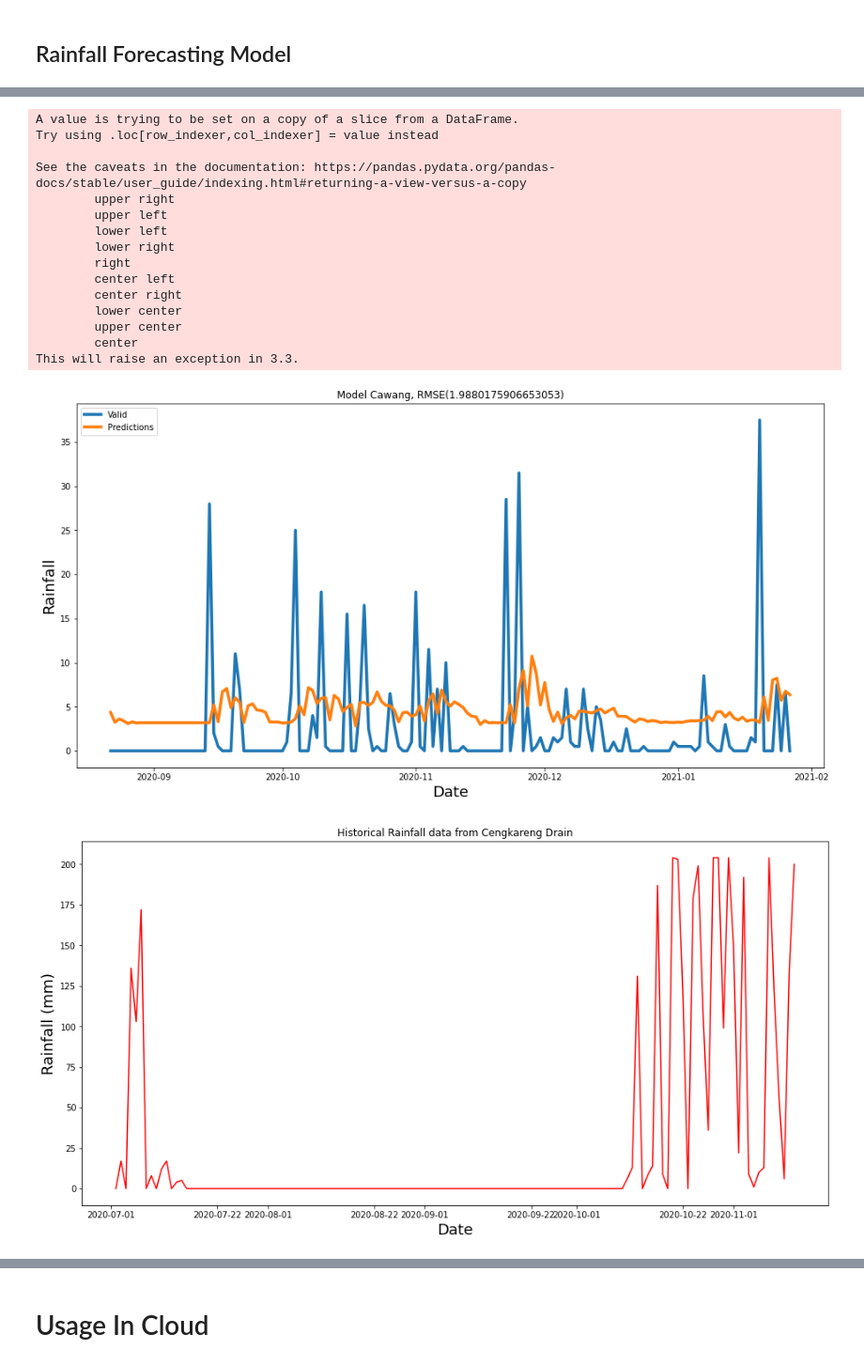
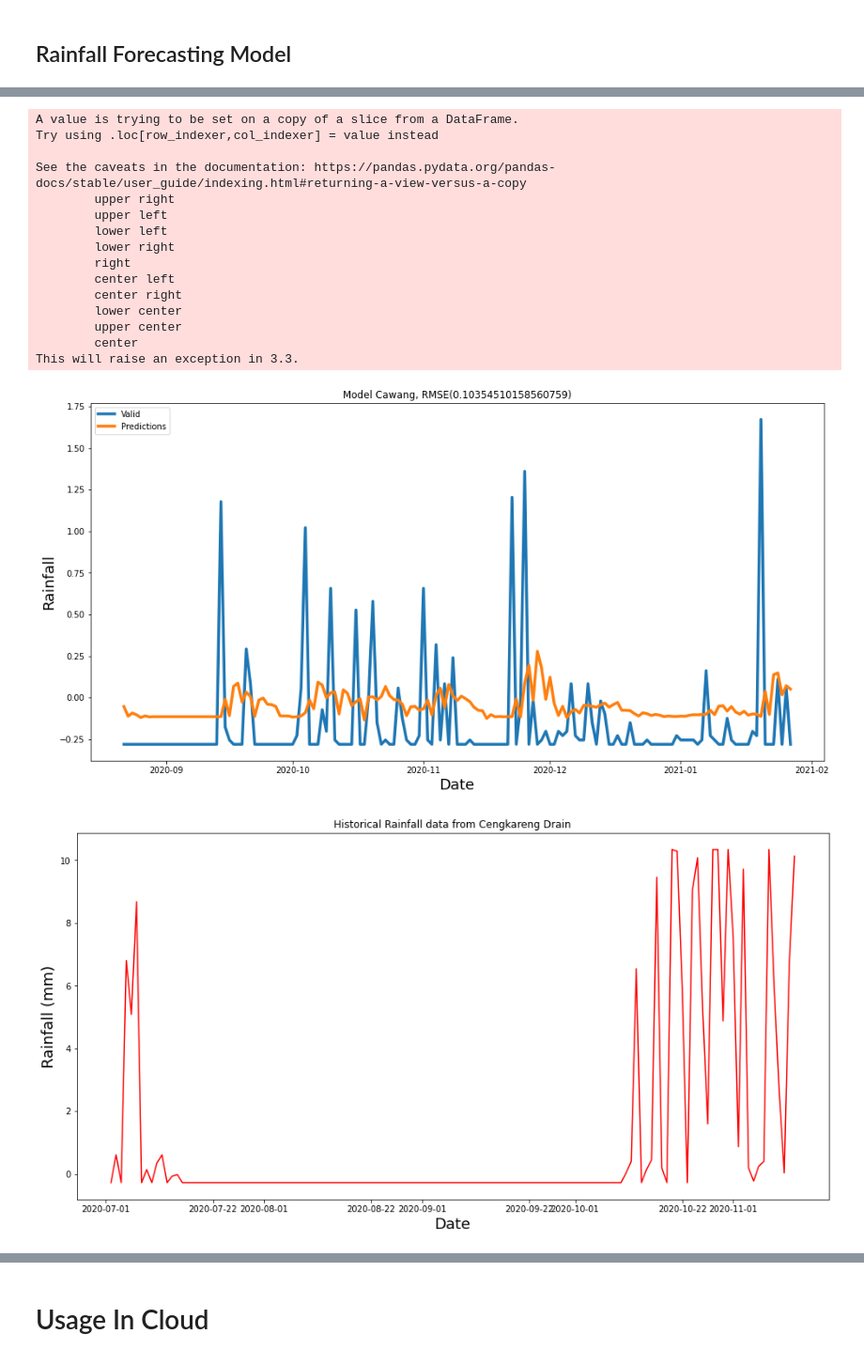
Before and after one commit to red-hat-bangkit/predict-ml, a Jupyter notebook: Predict.ipynb, the cells around one changed output, grey strips where cells are left out. Shown at 94% size. Cells and saved outputs as stored; diff of their text form; code cells hidden in the pictures.

Commit message:
:beetle: Fix cloud prediction function + add scaler on rainfall

```diff
--- a/Predict.ipynb
+++ b/Predict.ipynb
@@ -452,8 +452,15 @@ import pandas as pd
 import os
 if not os.path.exists('models'): os.makedirs('models') # model saving location
 
+
+
 X = np.array(df_banjir.drop(['Banjir'], 1))
 y = np.array(df_banjir['Banjir'])
+
+# Normalization of Rainfall values
+scaler = preprocessing.StandardScaler()
+X[:, 1] = scaler.fit_transform(X[:, 1].reshape(-1,1)).ravel()
+pickle.dump(scaler, open("scaler.pkl", "wb"))
 
 X_train, X_test, y_train, y_test = model_selection.train_test_split(X,y,test_size=0.2)
 
@@ -488,7 +499,9 @@ array([1, 0, 1])
 ## Rainfall Forecasting Model
 # %%
 from sklearn.linear_model import LinearRegression
-def get_rainfall_by_location(location):
+def get_rainfall_by_location(location, upto_date=None):
+  if upto_date:
+    return df_tmrain_tmwater_days[["Date", "Location", "Rainfall"]][df_tmrain_tmwater_days["Location"] == location].sort_values("Date")[df_tmrain_tmwater_days["Date"] <= upto_date]
   return df_tmrain_tmwater_days[["Date", "Location", "Rainfall"]][df_tmrain_tmwater_days["Location"] == location].sort_values("Date")
 # %%
 # Generate all regression model for each location
@@ -497,6 +510,9 @@ window = 10 # can predict 10 days ahead
 
 for location in locations:
   df = get_rainfall_by_location(location)
+
+  # Normalize Rainfall
+  df["Rainfall"] = scaler.transform(df["Rainfall"].values.reshape(-1,1)).ravel()
 
   # Plot data
   # plotting the data
@@ -523,7 +539,7 @@ for location in locations:
       y_train.append(train_data[i, 0])
 
   x_train, y_train = np.array(x_train), np.array(y_train)
-  clf = LinearRegression(n_jobs=-1)
+  clf = LinearRegression(n_jobs=-1, normalize=True)
   clf.fit(x_train, y_train)
 
   test_data = dataset[trainning_data_len-window:, :]
@@ -596,20 +612,20 @@ This will raise an exception in 3.3.
 A value is trying to be set on a copy of a slice from a DataFrame.
 Try using .loc[row_indexer,col_indexer] = value instead
 
 See the caveats in the documentation: https://pandas.pydata.org/pandas-docs/stable/user_guide/indexing.html#returning-a-view-versus-a-copy
         upper right
         upper left
         lower left
         lower right
         right
         center left
         center right
         lower center
         upper center
         center
 This will raise an exception in 3.3.
-[figure, old version]
+[figure, new version]
-[figure, old version]
+[figure, new version]
 A value is trying to be set on a copy of a slice from a DataFrame.
 Try using .loc[row_indexer,col_indexer] = value instead
 
```
Also changed, not shown: parts of 22 cells of this notebook.
